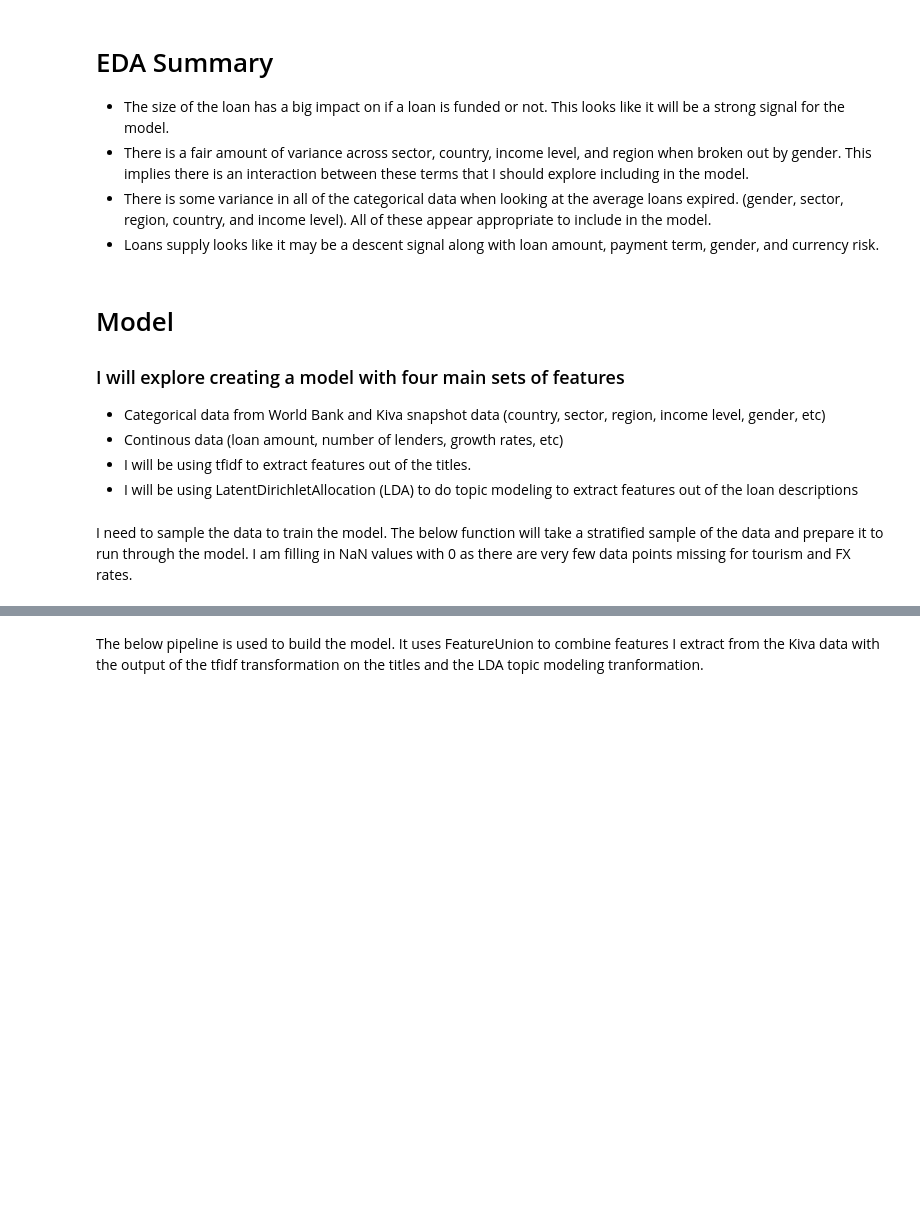
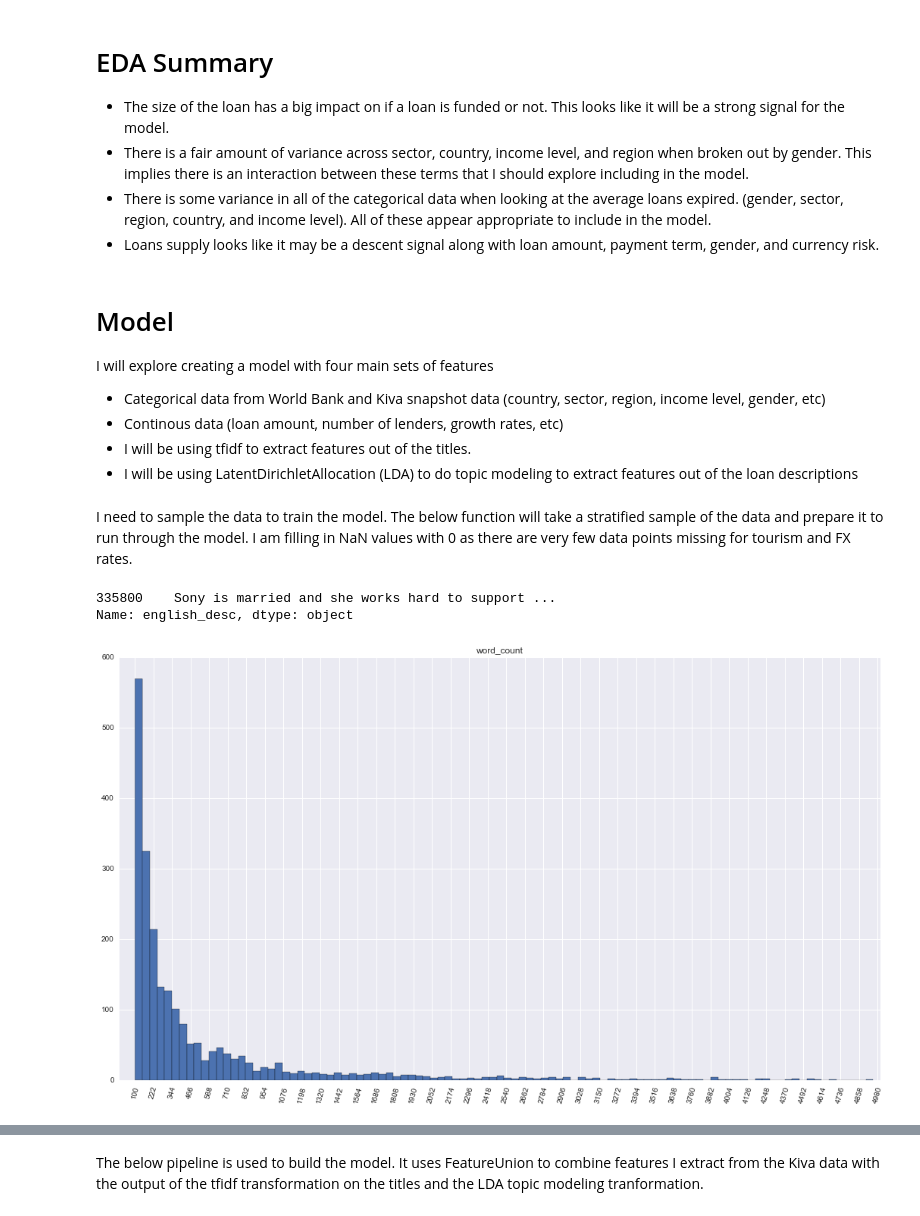
Before and after one commit to rddunlap23/DSI-Kiva-Capstone, a Jupyter notebook: Kiva - Capstone.ipynb, the cells around one changed output, grey strips where cells are left out. Drawn from its saved outputs; the diff is of its cells as text; code cells hidden in the pictures; blank space fills up the shorter version.

```diff
--- a/Kiva - Capstone.ipynb
+++ b/Kiva - Capstone.ipynb
@@ -233,7 +236,7 @@ plotting.correlation_heat_map()
 # %% [markdown]
 # Model
 
-### I will explore creating a model with four main sets of features
+I will explore creating a model with four main sets of features
 * Categorical data from World Bank and Kiva snapshot data (country, sector, region, income level, gender, etc)
 * Continous data (loan amount, number of lenders, growth rates, etc)
 * I will be using tfidf to extract features out of the titles.
@@ -258,8 +261,58 @@ def sample_prep(df):
 
     return X,y
 
+def add_interaction_columns(df):
+
+    income_col = [c for c in df.columns if 'income_level_' in c]
+    region_col = [c for c in df.columns if 'region_' in c]
+    country_col = [c for c in df.columns if 'country_' in c]
+    sector_col = [c for c in df.columns if 'sector' in c]
+
+    for feature in [income_col,region_col,country_col,sector_col]:
+        for col in feature:
+            new_col = df[col].multiply(df.gender)
+            df = pd.concat([df,new_col],axis=1)
+            df.rename(columns={0:col + '_gender'}, inplace=True)
+
+    return df
+
 sample = data.get_stratified_sample()
 
 X,y = sample_prep(sample)
+X = add_interaction_columns(X)
+X.drop('GDP_Growth',axis=1,inplace=True)
 
 X_train, X_test, y_train, y_test = train_test_split(X, y, test_size=0.33, stratify = y)
+# %%
+X.english_desc.head(1)
+# %% [output]
+335800    Sony is married and she works hard to support ...
+Name: english_desc, dtype: object
+# %%
+class plot_cvec(object):
+    def __init__(self,X,column='english_desc'):
+        self.X = X
+        self.freq = 0
+        self.column = column
+
+    def fit_transform(self):
+        cvec = CountVectorizer(stop_words=my_stop_words)
+        Xcvec = cvec.fit_transform(self.X[self.column])
+
+        self.freq = zip(cvec.get_feature_names(), np.asarray(Xcvec.sum(axis=0)).ravel())
+        self.freq.sort(key=lambda x: x[1], reverse=True)
+
+    def plot_word_count(self, min_words=0, max_words=10000, bins=100):
+        my_min = min_words
+        my_max = max_words
+        freq_df = pd.DataFrame(freq,columns=['word','word_count'])
+        freq_df[(freq_df.word_count > my_min) & (freq_df.word_count < my_max)].hist(column='word_count',bins=bins,figsize=(18,10))
+        plt.xticks(np.arange(my_min, my_max, (my_max - my_min)/40),rotation=75)
+
+        plt.show()
+# %%
+words_count = plot_cvec(X_train)
+words_count.fit_transform()
+words_count.plot_word_count(min_words=100,max_words=5000)
+# %% [output]
+[figure, added]
```
Also changed, not shown: parts of 28 cells of this notebook, 6 other files.
